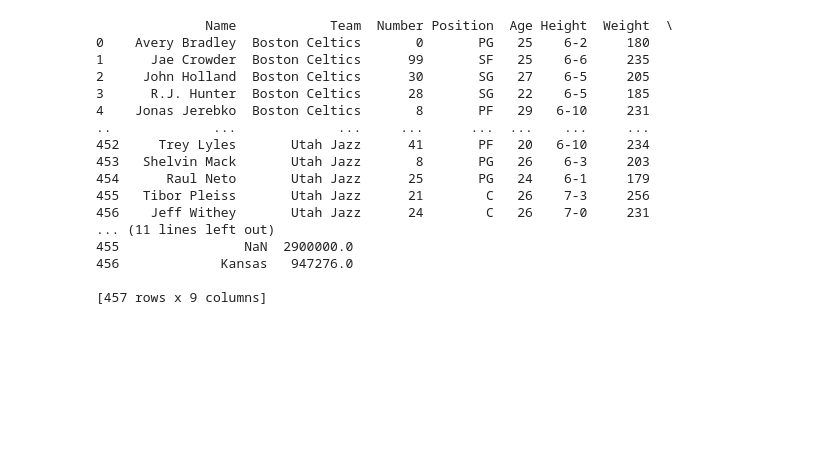
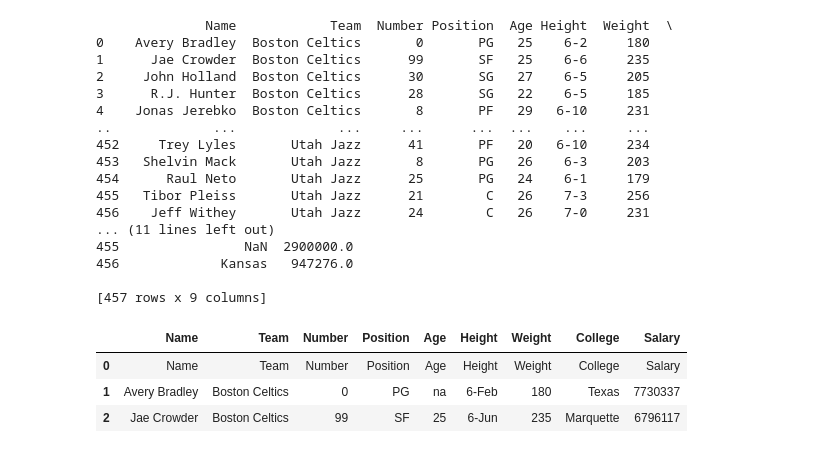
Before and after one commit to rajeshshanbhag/py-notes, a Jupyter notebook: Pandas/pandas - 5 cleaning data.ipynb, the cells around one changed output. Cells and saved outputs as stored; diff of their text form; code cells hidden in the pictures; blank space fills up the shorter version.

```diff
--- a/Pandas/pandas - 5 cleaning data.ipynb
+++ b/Pandas/pandas - 5 cleaning data.ipynb
@@ -425,3 +427,11 @@ print(df)
 456             Kansas   947276.0
 
 [457 rows x 9 columns]
+# %%
+df=pd.read_csv("nba.csv",names=['Name','Team','Number','Position','Age','Height','Weight','College','Salary'],nrows=3)
+df
+# %% [output]
+|  | Name | Team | Number | Position | Age | Height | Weight | College | Salary |
+| 0 | Name | Team | Number | Position | Age | Height | Weight | College | Salary |
+| 1 | Avery Bradley | Boston Celtics | 0 | PG | na | 6-Feb | 180 | Texas | 7730337 |
+| 2 | Jae Crowder | Boston Celtics | 99 | SF | 25 | 6-Jun | 235 | Marquette | 6796117 |
```
Also changed, not shown: parts of 1 cell of this notebook, 13 other files.
